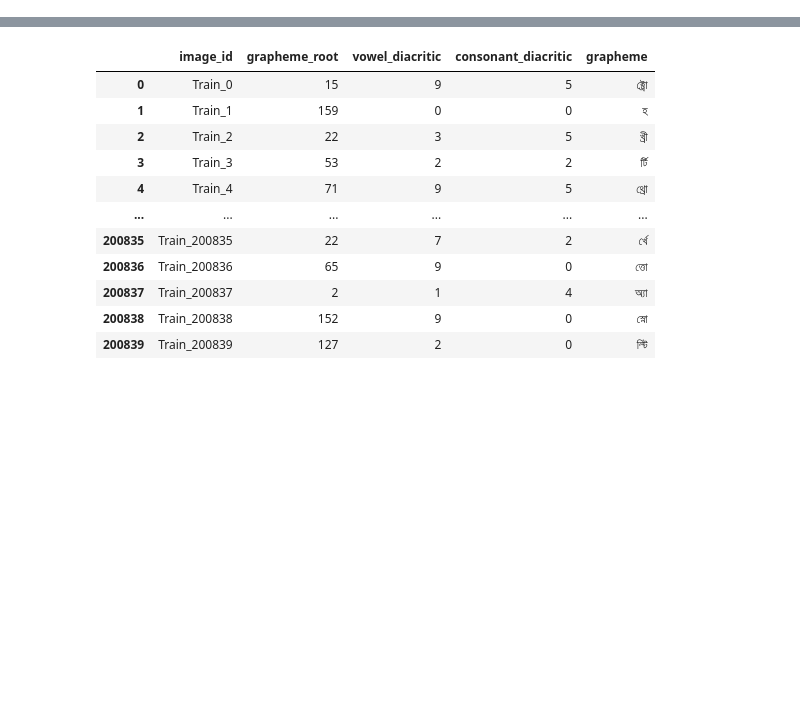
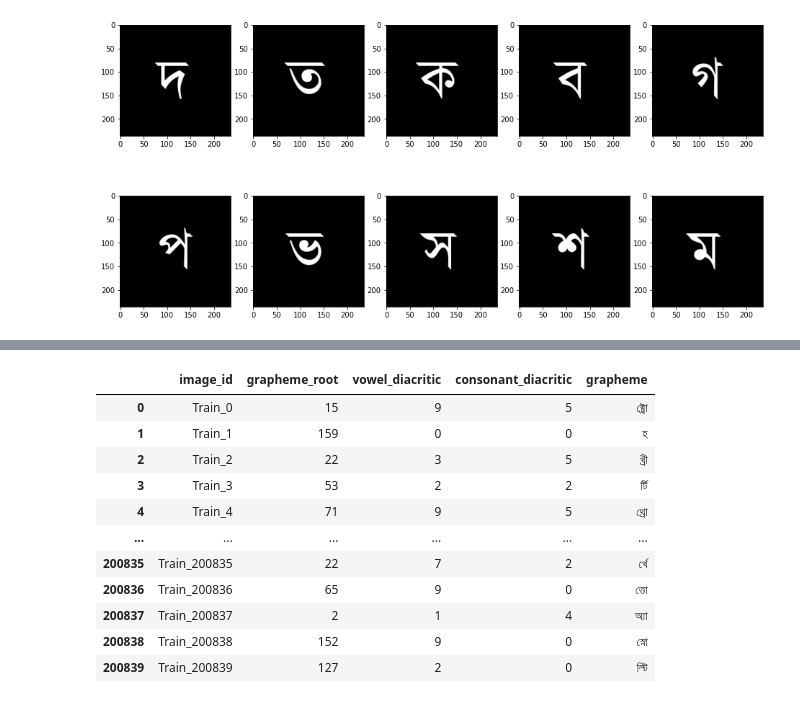
Before and after one commit to bethsung1011/capstone_2, a Jupyter notebook: src/3_31_night_thanks_to_Kaushal Shah.ipynb, the cells around one changed output, grey strips where cells are left out. Drawn from its saved outputs; the diff is of its cells as text; code cells hidden in the pictures; blank space fills up the shorter version.

Commit message:
font

```diff
--- a/src/3_31_night.ipynb
+++ b/src/3_31_night_thanks_to_Kaushal Shah.ipynb
@@ -60,5 +63,5 @@ for dirname, _, filenames in os.walk('home/beth/Galvanize/capstone/captstone_2_p
 # %%
 train_df_ = pd.read_csv('train.csv')
 test_df_ = pd.read_csv('test.csv')
-class_map_df = pd.read_csv('class_map.csv')
+class_map_df = pd.read_csv('class_map_corrected.csv')
 sample_sub_df = pd.read_csv('sample_submission.csv')
@@ -66,0 +114,21 @@ FileNotFoundError: [Errno 2] No such file or directory: 'test.csv'
+# %%
+HEIGHT = 236
+WIDTH = 236
+
+def get_n(df, field, n, top=True):
+    top_graphemes = df.groupby([field]).size().reset_index(name='counts')['counts'].sort_values(ascending=not top)[:n]
+    top_grapheme_roots = top_graphemes.index
+    top_grapheme_counts = top_graphemes.values
+    top_graphemes = class_map_df[class_map_df['component_type'] == field].reset_index().iloc[top_grapheme_roots]
+    top_graphemes.drop(['component_type', 'label'], axis=1, inplace=True)
+    top_graphemes.loc[:, 'count'] = top_grapheme_counts
+    return top_graphemes
+
+def image_from_char(char):
+    image = Image.new('RGB', (WIDTH, HEIGHT))
+    draw = ImageDraw.Draw(image)
+    myfont = ImageFont.truetype('kalpurush-2.ttf', 120)
+    w, h = draw.textsize(char, font=myfont)
+    draw.text(((WIDTH - w) / 2,(HEIGHT - h) / 3), char, font=myfont)
+
+    return image
@@ -66,0 +145,3 @@ FileNotFoundError: [Errno 2] No such file or directory: 'test.csv'
+# %%
+top_10_roots = get_n(train_df_, 'grapheme_root', 10)
+top_10_roots
@@ -66,0 +160,8 @@ FileNotFoundError: [Errno 2] No such file or directory: 'test.csv'
+# %%
+f, ax = plt.subplots(2, 5, figsize=(16, 8))
+ax = ax.flatten()
+
+for i in range(10):
+    ax[i].imshow(image_from_char(top_10_roots['component'].iloc[i]), cmap='Greys')
+# %% [output]
+[figure, added]
```
Also changed, not shown: parts of 16 cells of this notebook, 1 other file.
